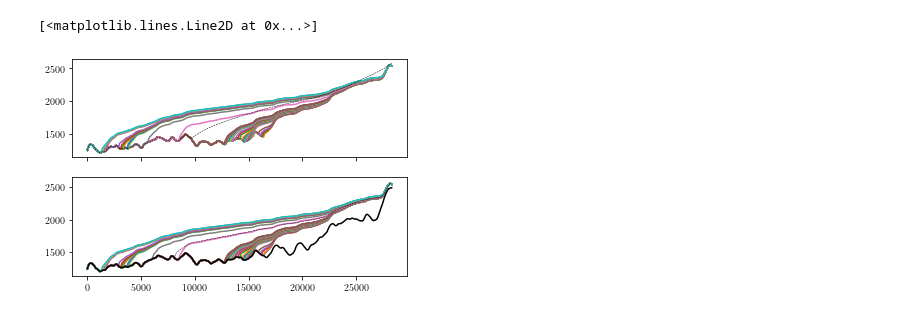
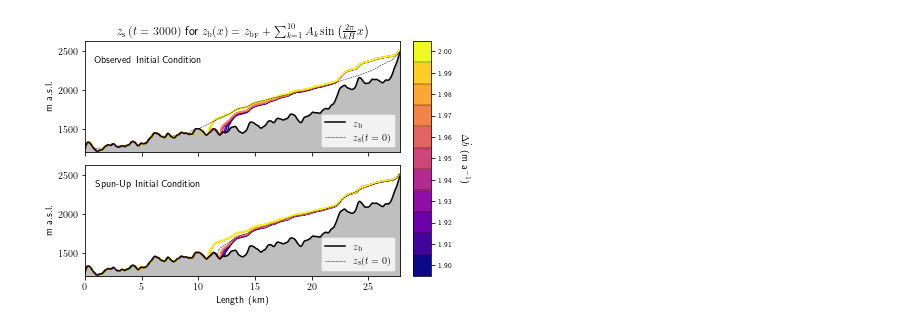
Before and after one commit to andrewdnolan/Harmonic_Beds, a Jupyter notebook: Notebooks/Hysterisis.ipynb, the cells around one changed output. Cells and saved outputs as stored; diff of their text form; code cells hidden in the pictures.

```diff
--- a/Notebooks/Hysterisis.ipynb
+++ b/Notebooks/Hysterisis.ipynb
@@ -118,0 +47,18 @@ plt.axhline(1.0, ls=':', c='k', lw=0.5)
+# %%
+############################################################
+# For Seting up the colorbar:
+#    - http://csc.ucdavis.edu/~jmahoney/matplotlib-tips.html
+############################################################
+
+colormap = cm.plasma
+normalize = mcolors.Normalize(vmin=np.min(Observed_IC.Delta_MB), vmax=np.max(Observed_IC.Delta_MB))
+
+# Colorbar setup
+s_map = cm.ScalarMappable(norm=normalize, cmap=colormap)
+s_map.set_array(Observed_IC.Delta_MB)
+
+# If color parameters is a linspace, we can set boundaries in this way
+halfdist = (Observed_IC.Delta_MB[1] - Observed_IC.Delta_MB[0])/2.0
+boundaries = np.linspace(Observed_IC.Delta_MB[0] - halfdist,
+                         Observed_IC.Delta_MB[-1] + halfdist,
+                         len(Observed_IC.Delta_MB) + 1)
@@ -136,20 +169,59 @@ fig.savefig('/Users/andrewnolan/Desktop/test.png', dpi=600, bbox_inches='tight',
 # %%
-fig, ax = plt.subplots(2,1, sharey=True, sharex=True)
+fig, ax = plt.subplots(2,1, sharey=True, sharex=True, constrained_layout=True)
 
 
 for delta_mb in Observed_IC.Delta_MB:
-
-    ax[0].plot(Observed_IC.x, Observed_IC.isel(t=-1).sel(Delta_MB=delta_mb).z_s)
+    color = colormap(normalize(delta_mb))
 
 
-    ax[1].plot(SmoothBed_SS_IC.x, SmoothBed_SS_IC.isel(t=-1).sel(Delta_MB=delta_mb).z_s)
+    ax[0].plot(Observed_IC.x/1000.,
+               Observed_IC.isel(t=-1).sel(Delta_MB=delta_mb).z_s,
+               color=color)
+
+    ax[1].plot(SmoothBed_SS_IC.x/1000.,
+               SmoothBed_SS_IC.isel(t=-1).sel(Delta_MB=delta_mb).z_s,
+               color=color)
 
 
-ax[0].plot(Observed_IC.x,      Observed_IC.isel(t=-1,Delta_MB=0).z_b, 'k')
-ax[0].plot(Observed_IC.x,      Observed_IC.isel(t=0,Delta_MB=0).z_s, c='k', ls='--', lw=0.5)
+ax[0].plot(Observed_IC.x/1000.,      Observed_IC.isel(t=-1,Delta_MB=0).z_b, 'k', label=r'$z_{\rm b}$')
+ax[0].plot(Observed_IC.x/1000.,      Observed_IC.isel(t=1,Delta_MB=0).z_s, c='k', ls='--', lw=0.5, label=r'$z_{\rm s}(t=0)$')
+ax[0].fill_between(Observed_IC.x/1000., Observed_IC.isel(t=0,Delta_MB=0).z_b, color='gray', alpha=0.5)
+ax[0].set_xlim(0,np.max(Observed_IC.x)/1000.)
+ax[0].set_ylim(1200, None)
+ax[0].set_ylabel('m a.s.l.')
 
-ax[1].plot(SmoothBed_SS_IC.x,  SmoothBed_SS_IC.isel(t=-1,Delta_MB=0).z_b, 'k')
-ax[1].plot(SmoothBed_SS_IC.x,  SmoothBed_SS_IC.isel(t=0, Delta_MB=0).z_s, c='k', ls='--', lw=0.5)
+ax[1].plot(SmoothBed_SS_IC.x/1000.,  SmoothBed_SS_IC.isel(t=-1,Delta_MB=0).z_b, 'k', label=r'$z_{\rm b}$')
+ax[1].plot(SmoothBed_SS_IC.x/1000.,  SmoothBed_SS_IC.isel(t=0, Delta_MB=0).z_s, c='k', ls='--', lw=0.5, label=r'$z_{\rm s}(t=0)$')
+ax[1].fill_between(Observed_IC.x/1000., Observed_IC.isel(t=0,Delta_MB=0).z_b, color='gray', alpha=0.5)
+ax[1].set_xlabel('Length (km)')
+ax[1].set_ylabel('m a.s.l.')
+
+ax[0].legend(loc=4)
+ax[1].legend(loc=4)
+
+cbar = fig.colorbar(s_map,
+                    spacing='proportional',
+                    ticks=OIC_vol.Delta_MB,
+                    ax=ax,
+                    boundaries=boundaries,
+                    drawedges=True,
+                    format='%2.2f')
+
+cbar.set_label('$\Delta \dot b$ (m a$^{-1}$)', rotation=270, labelpad=20)
+cbar.ax.tick_params(labelsize=7)
+
+
+ax[0].set_title(r'$z_{\rm s} \left( t=3000 \right)$ for $z_{\rm b}(x) = z_{\rm b_{\rm F}} + \sum_{k=1}^{10} A_{k} \sin \left( \frac{2 \pi}{k \bar H} x \right)$')
+
+ax[0].text(0.20,0.8,
+             'Observed Initial Condition',
+             transform=ax[0].transAxes, horizontalalignment='center')
+
+ax[1].text(0.20,0.8,
+             'Spun-Up Initial Condition',
+             transform=ax[1].transAxes, horizontalalignment='center')
+
+#fig.tight_layout()
+fig.savefig('../plots/farinotti_corrected/hysteresis/Final_Zs_1.90--2.00.png', dpi=400, bbox_inches='tight', facecolor='w')
 # %% [output]
-[<matplotlib.lines.Line2D at 0x...>]
-[figure, old version]
+[figure, new version]
```
Also changed, not shown: parts of 21 cells of this notebook, 9 other files.
